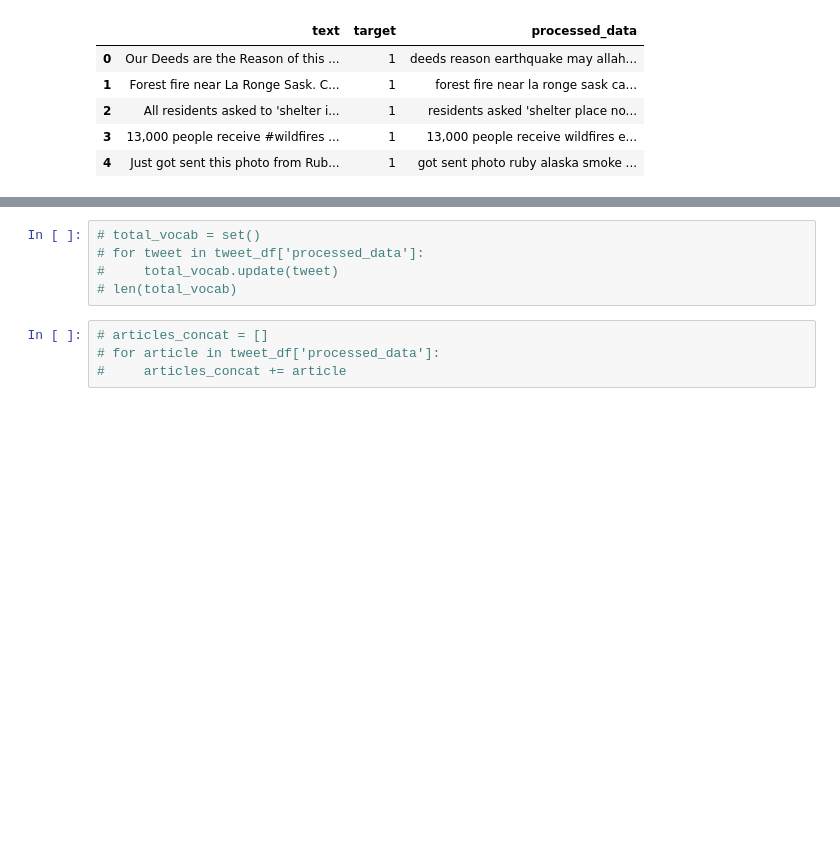
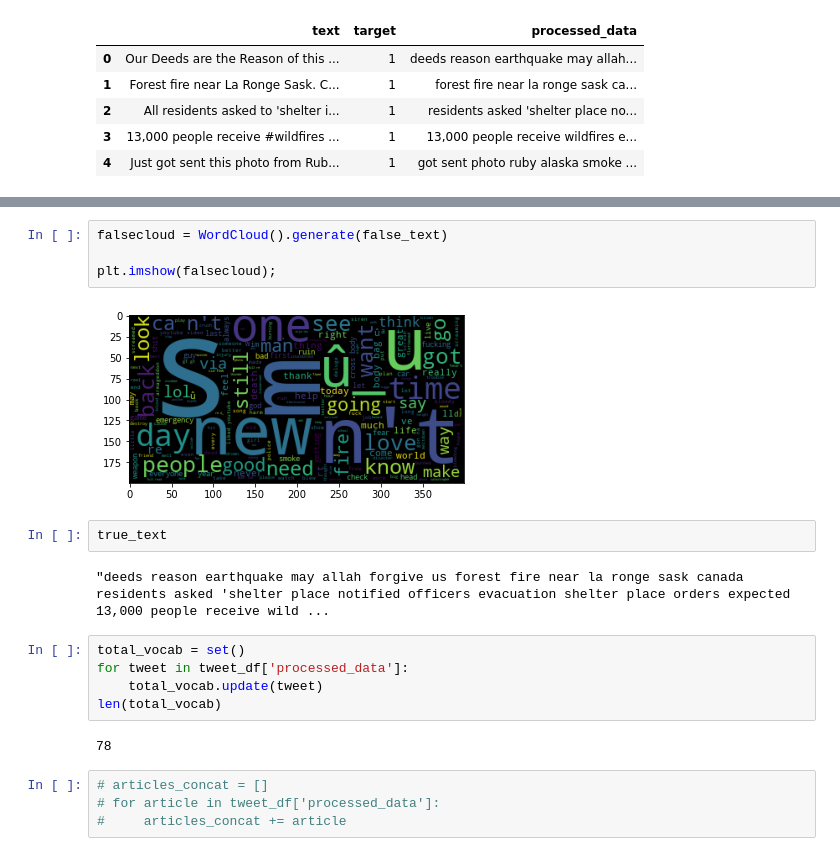
Before and after one commit to GeorgeFerre/NLP_Disaster_Tweets, a Jupyter notebook: Tweet_Training.ipynb, the cells around one changed output, grey strips where cells are left out. Cells and saved outputs as stored; diff of their text form; blank space fills up the shorter version.

```diff
--- a/Tweet_Training.ipynb
+++ b/Tweet_Training.ipynb
@@ -77,8 +124,20 @@ tweet_df.head()
+# %%
+falsecloud = WordCloud().generate(false_text)
+
+plt.imshow(falsecloud);
+# %% [output]
+[figure, added]
+# %%
+true_text
+# %% [output]
+"deeds reason earthquake may allah forgive us forest fire near la ronge sask canada residents asked 'shelter place notified officers evacuation shelter place orders expected 13,000 people receive wild ...
 # %%
-# total_vocab = set()
-# for tweet in tweet_df['processed_data']:
-#     total_vocab.update(tweet)
-# len(total_vocab)
+total_vocab = set()
+for tweet in tweet_df['processed_data']:
+    total_vocab.update(tweet)
+len(total_vocab)
+# %% [output]
+78
 # %%
 # articles_concat = []
 # for article in tweet_df['processed_data']:
```
Also changed, not shown: parts of 10 cells of this notebook.
